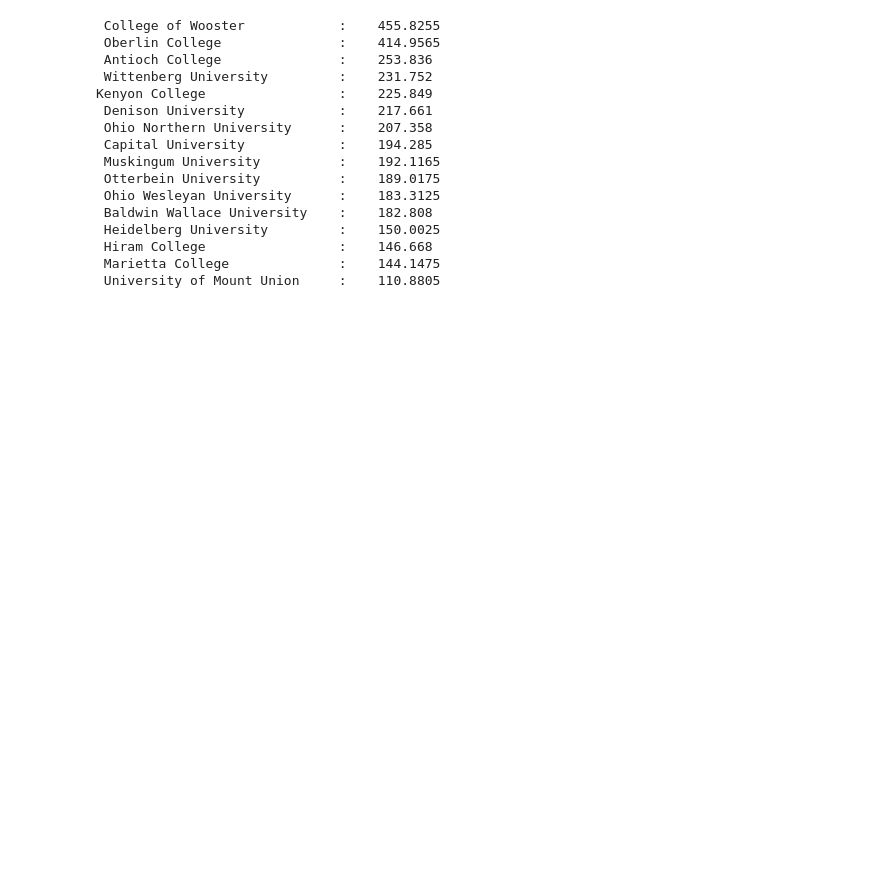
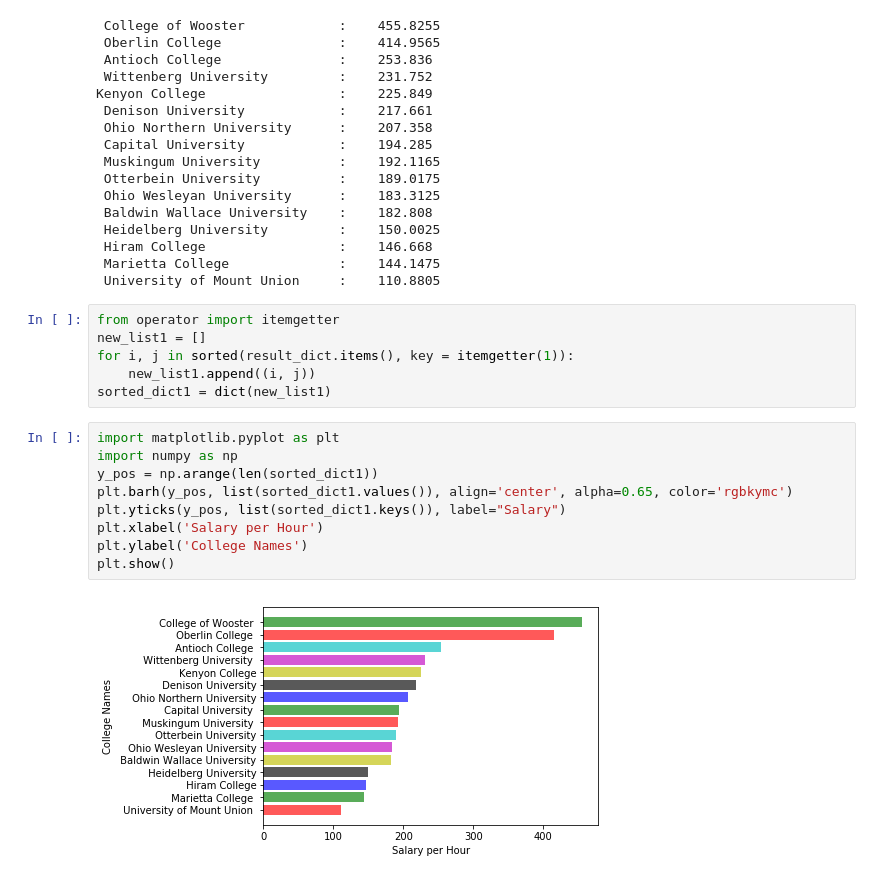
Before and after one commit to sumareddy1995/info5731, a Jupyter notebook: deshireddy_selfstudy3.ipynb, the cells around one changed output. Drawn from its saved outputs; the diff is of its cells as text; blank space fills up the shorter version.

```diff
--- a/deshireddy_selfstudy3.ipynb
+++ b/deshireddy_selfstudy3.ipynb
@@ -614,3 +847,20 @@ Kenyon College                 :    225.849
  Hiram College                 :    146.668
  Marietta College              :    144.1475
  University of Mount Union     :    110.8805
+# %%
+from operator import itemgetter
+new_list1 = []
+for i, j in sorted(result_dict.items(), key = itemgetter(1)):
+    new_list1.append((i, j))
+sorted_dict1 = dict(new_list1)
+# %%
+import matplotlib.pyplot as plt
+import numpy as np
+y_pos = np.arange(len(sorted_dict1))
+plt.barh(y_pos, list(sorted_dict1.values()), align='center', alpha=0.65, color='rgbkymc')
+plt.yticks(y_pos, list(sorted_dict1.keys()), label="Salary")
+plt.xlabel('Salary per Hour')
+plt.ylabel('College Names')
+plt.show()
+# %% [output]
+[figure, added]
```
Also changed, not shown: parts of 32 cells of this notebook.
